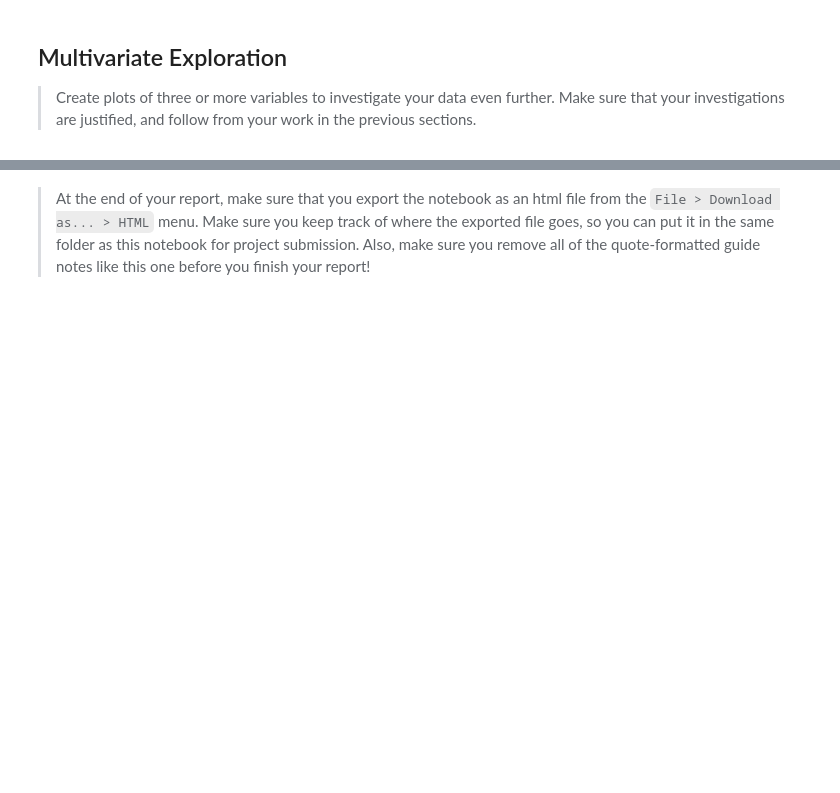
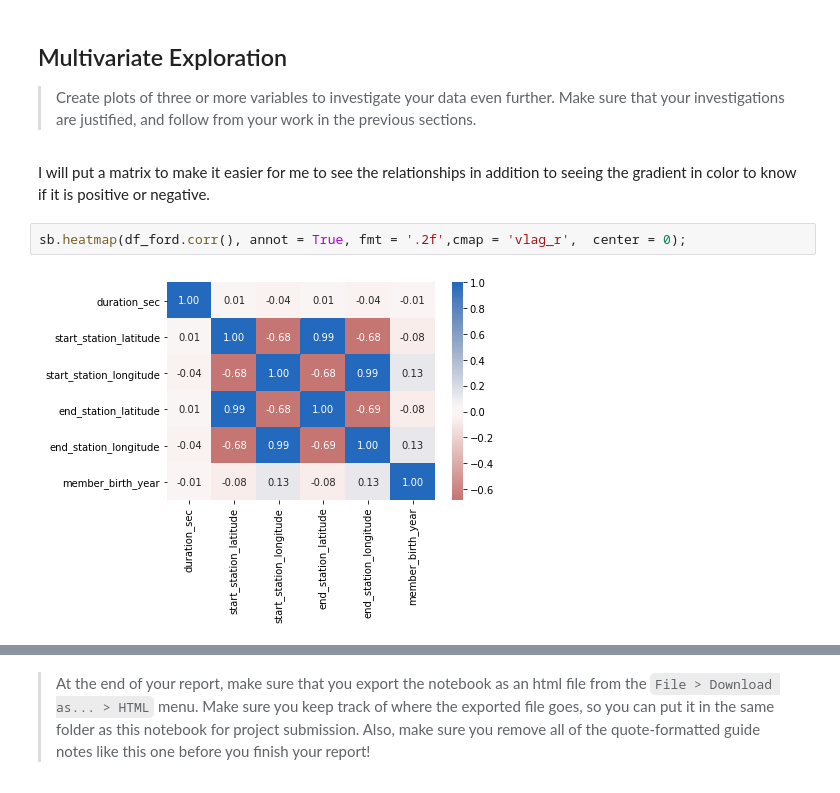
Before and after one commit to ReemShaya/Communicate-Data-findings-Project, a Jupyter notebook: exploration_template.ipynb, the cells around one changed output, grey strips where cells are left out. Cells and saved outputs as stored; diff of their text form; blank space fills up the shorter version.

```diff
--- a/exploration_template.ipynb
+++ b/exploration_template.ipynb
@@ -377,3 +378,9 @@ We note that (no) is higher for males, females, and others, and this is very log
 > Create plots of three or more variables to investigate your data even
 further. Make sure that your investigations are justified, and follow from
 your work in the previous sections.
+# %% [markdown]
+I will put a matrix to make it easier for me to see the relationships in addition to seeing the gradient in color to know if it is positive or negative.
+# %%
+sb.heatmap(df_ford.corr(), annot = True, fmt = '.2f',cmap = 'vlag_r',  center = 0);
+# %% [output]
+[figure, added]
```
Also changed, not shown: parts of 8 cells of this notebook, 1 other file.
